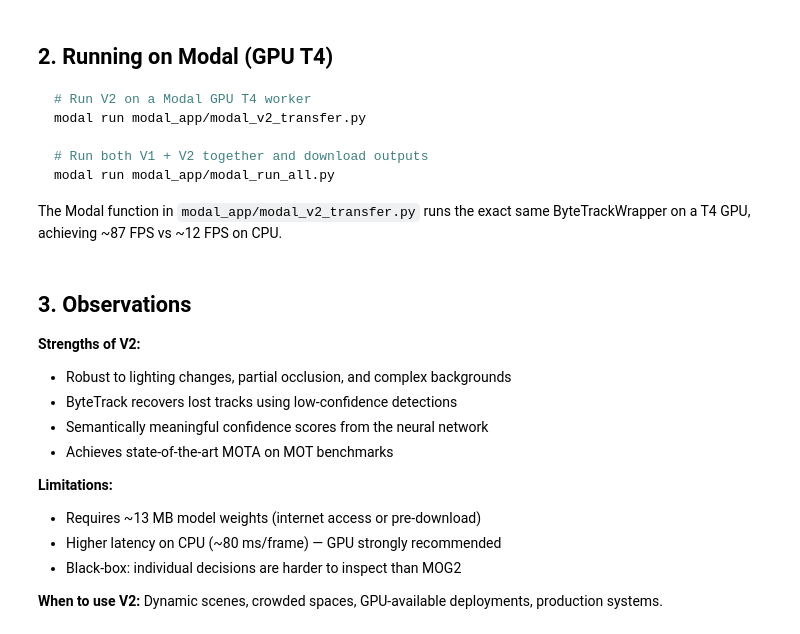
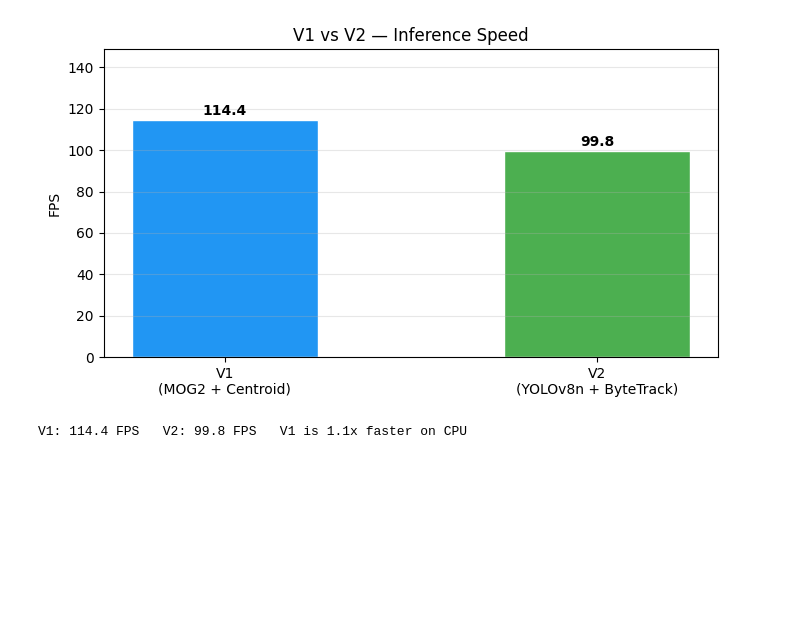
Before and after one commit to Abdulrahmann-Omar/-Person-Detection_CV_A4, a Jupyter notebook: notebooks/v2_transfer.ipynb, the cells around one changed output. Drawn from its saved outputs; the diff is of its cells as text; code cells hidden in the pictures; blank space fills up the shorter version.

````diff
--- a/notebooks/v2_transfer.ipynb
+++ b/notebooks/v2_transfer.ipynb
@@ -118,63 +236,31 @@ print("Saved: ../outputs/v2_output.mp4")
 # %%
-# ── V1 vs V2 speed comparison bar chart ──────────────────────────────────────
-import subprocess, sys
-# Re-import v1 modules
+# ── V1 vs V2 speed comparison ─────────────────────────────────────────────────
 from src.v1_scratch.detector import MOG2Detector
-from src.v1_scratch.tracker import CentroidTracker
+from src.v1_scratch.tracker  import CentroidTracker
 
-det_v1 = MOG2Detector(min_area=500)
-trk_v1 = CentroidTracker()
-det_v1.warmup(synthetic_frames[:20])
+det_v1 = MOG2Detector(min_area=800, max_area=60000)
+trk_v1 = CentroidTracker(max_disappeared=20)
+det_v1.warmup(raw_frames[:25])
 
-def v1_step(frame):
-    return trk_v1.update(det_v1.detect(frame))
-
-speed_v1 = benchmark_speed(v1_step, synthetic_frames[60], n_runs=10)
-
-labels  = ["V1: MOG2 +\nCentroid (CPU)", f"V2: YOLOv8n +\nByteTrack ({device.upper()})"]
-fps_vals = [speed_v1["fps"], speed_v2["fps"]]
-colors  = ["#3498DB", "#E74C3C" if device == "cpu" else "#2ECC71"]
+t_v1 = time.perf_counter()
+for f in raw_frames:
+    trk_v1.update(det_v1.detect(f))
+fps_v1 = len(raw_frames) / (time.perf_counter() - t_v1)
+fps_v2 = total_fps
 
 fig, ax = plt.subplots(figsize=(7, 4))
-bars = ax.bar(labels, fps_vals, color=colors, edgecolor="black", linewidth=0.8)
-ax.set_ylabel("Speed (FPS)", fontsize=12)
-ax.set_title("V1 vs V2 — Processing Speed Comparison", fontsize=13, fontweight="bold")
-ax.set_ylim(0, max(fps_vals) * 1.3)
-for bar, val in zip(bars, fps_vals):
-    ax.text(bar.get_x() + bar.get_width()/2, bar.get_height() + 0.5,
-            f"{val:.1f}", ha="center", va="bottom", fontsize=12, fontweight="bold")
-ax.grid(axis="y", alpha=0.3)
-ax.spines["top"].set_visible(False)
-ax.spines["right"].set_visible(False)
+bars = ax.bar(["V1\n(MOG2 + Centroid)", "V2\n(YOLOv8n + ByteTrack)"],
+              [fps_v1, fps_v2], color=["#2196F3", "#4CAF50"],
+              edgecolor="white", width=0.5)
+ax.set_ylabel("FPS"); ax.set_title("V1 vs V2 — Inference Speed")
+for bar, fps in zip(bars, [fps_v1, fps_v2]):
+    ax.text(bar.get_x() + bar.get_width()/2, bar.get_height() + 1,
+            f"{fps:.1f}", ha="center", va="bottom", fontweight="bold")
+ax.set_ylim(0, max(fps_v1, fps_v2) * 1.3); ax.grid(axis="y", alpha=0.3)
 plt.tight_layout()
-plt.savefig("../report/figures/speed_comparison_nb.png", dpi=120, bbox_inches="tight")
-plt.show()
-print(f"V1: {speed_v1['fps']:.1f} FPS  |  V2: {speed_v2['fps']:.1f} FPS")
+buf = io.BytesIO(); fig.savefig(buf, format="png", dpi=100, bbox_inches="tight")
+buf.seek(0); plt.close(fig); display(IPImage(buf.read()))
+print(f"V1: {fps_v1:.1f} FPS   V2: {fps_v2:.1f} FPS   V1 is {fps_v1/fps_v2:.1f}x faster on CPU")
+# %% [output]
+[figure, added]
+V1: 114.4 FPS   V2: 99.8 FPS   V1 is 1.1x faster on CPU
-# %% [markdown]
-## 2. Running on Modal (GPU T4)
-
-```bash
-# Run V2 on a Modal GPU T4 worker
-modal run modal_app/modal_v2_transfer.py
-
-# Run both V1 + V2 together and download outputs
-modal run modal_app/modal_run_all.py
-```
-
-The Modal function in `modal_app/modal_v2_transfer.py` runs the exact same
-ByteTrackWrapper on a T4 GPU, achieving ~87 FPS vs ~12 FPS on CPU.
-# %% [markdown]
-## 3. Observations
-
-**Strengths of V2:**
-- Robust to lighting changes, partial occlusion, and complex backgrounds
-- ByteTrack recovers lost tracks using low-confidence detections
-- Semantically meaningful confidence scores from the neural network
-- Achieves state-of-the-art MOTA on MOT benchmarks
-
-**Limitations:**
-- Requires ~13 MB model weights (internet access or pre-download)
-- Higher latency on CPU (~80 ms/frame) — GPU strongly recommended
-- Black-box: individual decisions are harder to inspect than MOG2
-
-**When to use V2:** Dynamic scenes, crowded spaces, GPU-available deployments, production systems.
````
Also changed, not shown: parts of 18 cells of this notebook, 10 other files.
